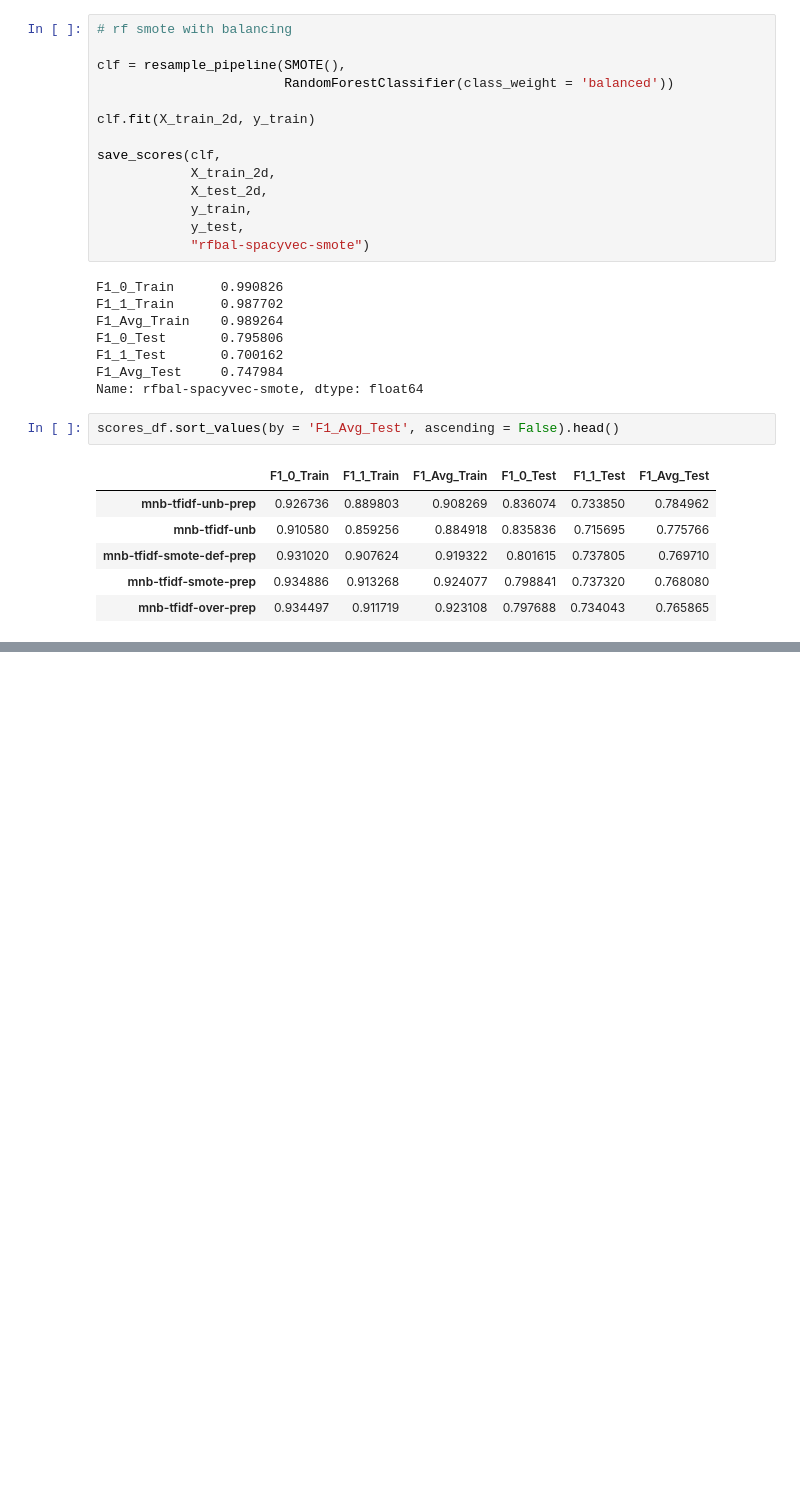
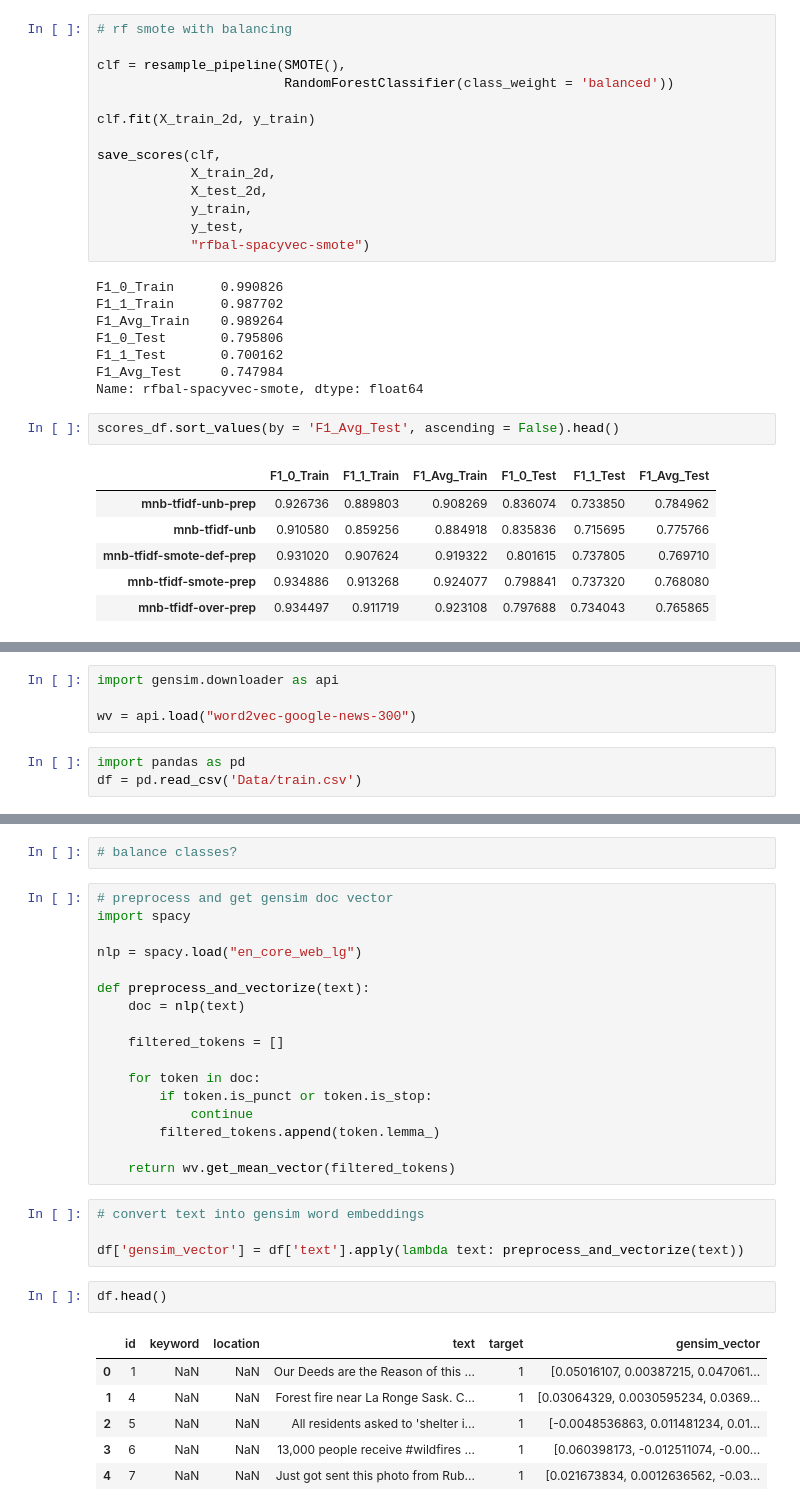
Before and after one commit to kellianneyang/natural-language-processing-practice, a Jupyter notebook: Natural Language Processing with Disaster Tweets - Kaggle Competition.ipynb, the cells around one changed output, grey strips where cells are left out. Cells and saved outputs as stored; diff of their text form; blank space fills up the shorter version.

```diff
--- a/Natural Language Processing with Disaster Tweets - Kaggle Competition.ipynb
+++ b/Natural Language Processing with Disaster Tweets - Kaggle Competition.ipynb
@@ -1399,0 +1402,7 @@ scores_df.sort_values(by = 'F1_Avg_Test', ascending = False).head()
+# %%
+import gensim.downloader as api
+
+wv = api.load("word2vec-google-news-300")
+# %%
+import pandas as pd
+df = pd.read_csv('Data/train.csv')
@@ -1399,0 +1420,32 @@ scores_df.sort_values(by = 'F1_Avg_Test', ascending = False).head()
+# %%
+# balance classes?
+# %%
+# preprocess and get gensim doc vector
+import spacy
+
+nlp = spacy.load("en_core_web_lg")
+
+def preprocess_and_vectorize(text):
+    doc = nlp(text)
+
+    filtered_tokens = []
+
+    for token in doc:
+        if token.is_punct or token.is_stop:
+            continue
+        filtered_tokens.append(token.lemma_)
+
+    return wv.get_mean_vector(filtered_tokens)
+# %%
+# convert text into gensim word embeddings
+
+df['gensim_vector'] = df['text'].apply(lambda text: preprocess_and_vectorize(text))
+# %%
+df.head()
+# %% [output]
+|  | id | keyword | location | text | target | gensim_vector |
+| 0 | 1 | NaN | NaN | Our Deeds are the Reason of this ... | 1 | [0.05016107, 0.00387215, 0.047061... |
+| 1 | 4 | NaN | NaN | Forest fire near La Ronge Sask. C... | 1 | [0.03064329, 0.0030595234, 0.0369... |
+| 2 | 5 | NaN | NaN | All residents asked to 'shelter i... | 1 | [-0.0048536863, 0.011481234, 0.01... |
+| 3 | 6 | NaN | NaN | 13,000 people receive #wildfires ... | 1 | [0.060398173, -0.012511074, -0.00... |
+| 4 | 7 | NaN | NaN | Just got sent this photo from Rub... | 1 | [0.021673834, 0.0012636562, -0.03... |
```
Also changed, not shown: parts of 22 cells of this notebook, 2 other files.
